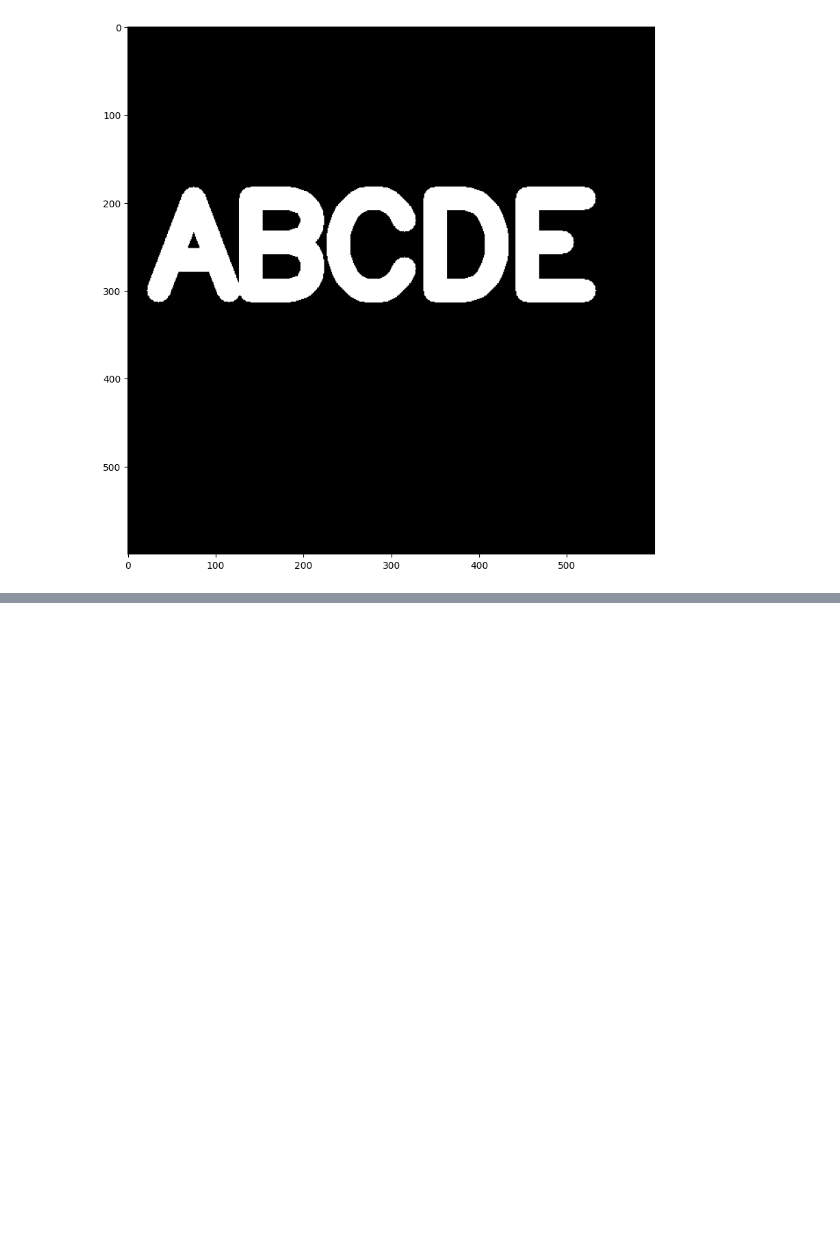
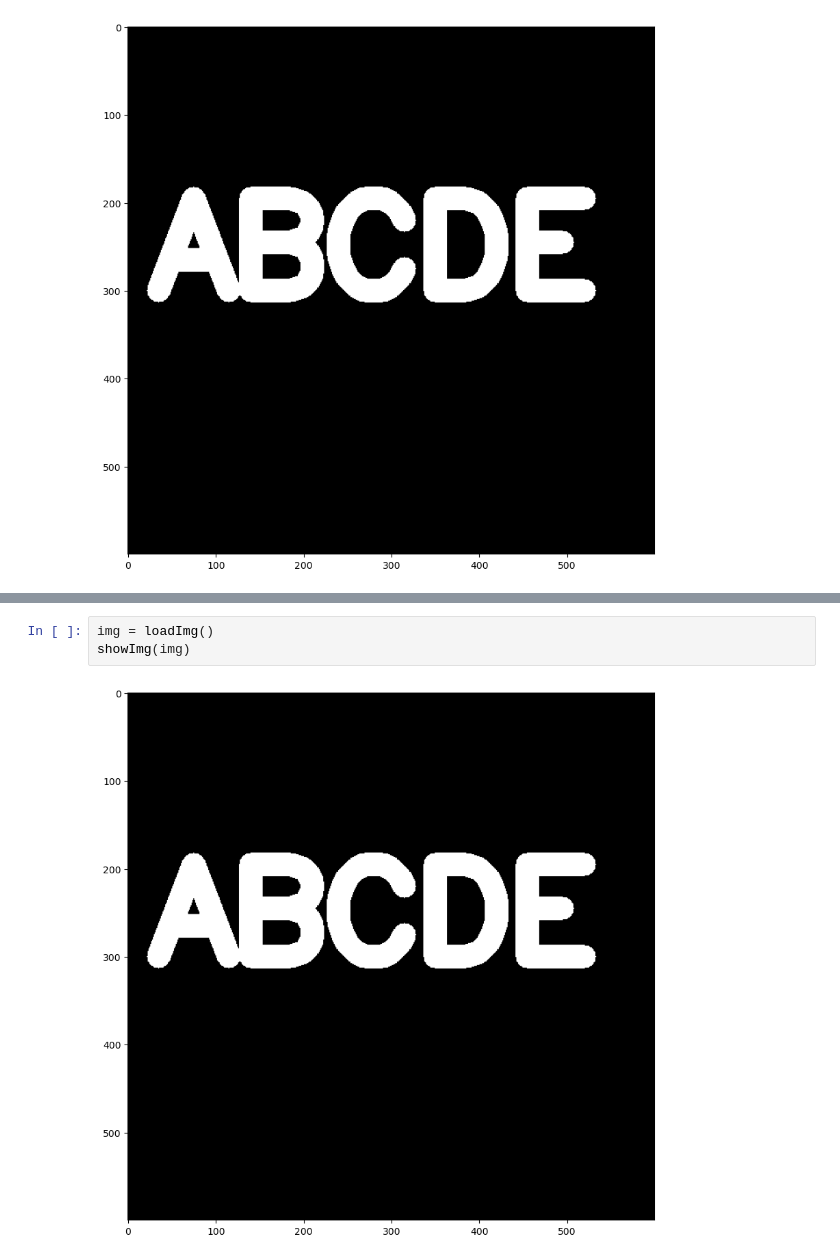
Before and after one commit to aakashapjGM/MyProgrammingSpace, a Jupyter notebook: ComputerVisionWithPython/000-MyPractice/03_MorphologicalOperator.ipynb, the cells around one changed output, grey strips where cells are left out. Drawn from its saved outputs; the diff is of its cells as text; blank space fills up the shorter version.

```diff
--- a/ComputerVisionWithPython/000-MyPractice/03_MorphologicalOperator.ipynb
+++ b/ComputerVisionWithPython/000-MyPractice/03_MorphologicalOperator.ipynb
@@ -27 +58,6 @@ showImg(eroImg)
+# %%
+img = loadImg()
+showImg(img)
+# %% [output]
+[figure, added]
 # %%
```
Also changed, not shown: parts of 12 cells of this notebook, 2 other files.
